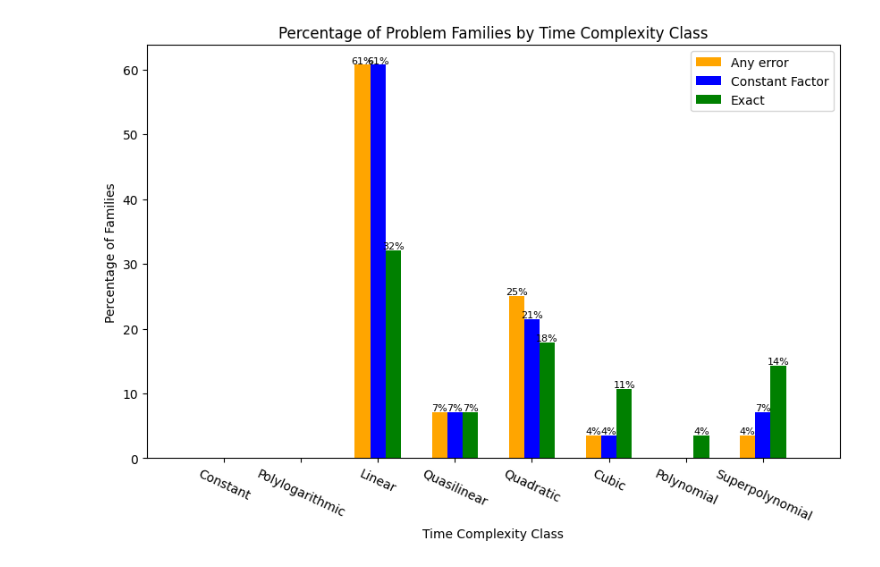
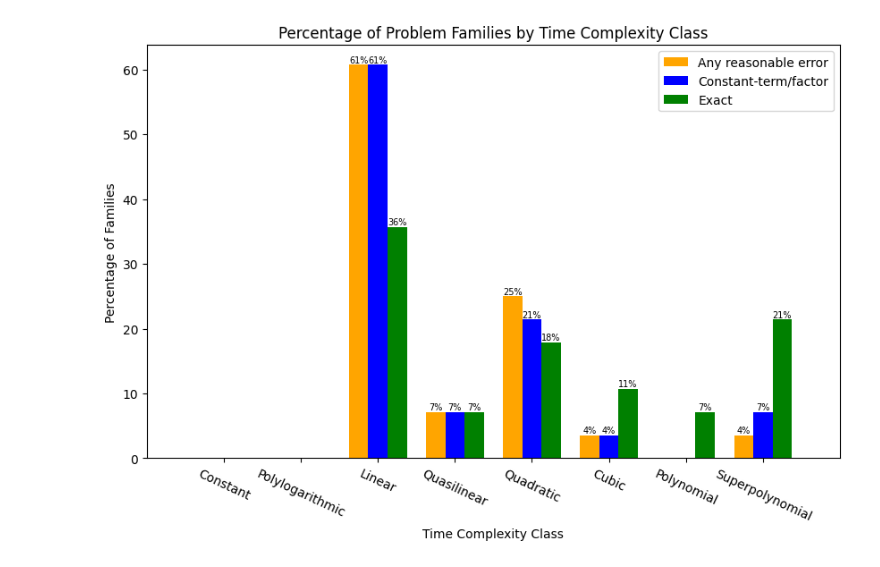
Before and after one commit to andrewlucasgs/approximation-algorithms, a Jupyter notebook: families.ipynb, the cells around one changed output. Cells and saved outputs as stored; diff of their text form; code cells hidden in the pictures.

```diff
--- a/families.ipynb
+++ b/families.ipynb
@@ -293,6 +301,15 @@ for i in range(1, 9):
 
 # sort by index
 count_exact = count_exact.sort_index()
+
+#root computation
+count_exact[3] = count_exact[3] + 1
+#convex optimization
+count_exact[7] = count_exact[7] + 1
+#wiener
+count_exact[8] = count_exact[8] + 1
+
+
 count_constant_factor = count_constant_factor.sort_index()
 count_approximate = count_approximate.sort_index()
 
@@ -303,39 +320,39 @@ n_families = df['Family Name'].nunique()
 # plot as percentage
 plt.figure(figsize=(10, 6))
 # plot grouped bars
-plt.bar(np.arange(1, 9, 1) - 0.2, count_approximate.values / n_families * 100, width=0.2, label='Any error', color='orange')
-plt.bar(np.arange(1, 9, 1), count_constant_factor.values / n_families * 100, width=0.2, label='Constant Factor' , color='blue' )
-plt.bar(np.arange(1, 9, 1) + 0.2, count_exact.values / n_families * 100, width=0.2, label='Exact', color='green')
+plt.bar(np.arange(1, 9, 1) - 0.25, count_approximate.values / n_families * 100, width=0.25, label='Any reasonable error', color='orange')
+plt.bar(np.arange(1, 9, 1), count_constant_factor.values / n_families * 100, width=0.25, label='Constant-term/factor' , color='blue' )
+plt.bar(np.arange(1, 9, 1) + 0.25, count_exact.values / n_families * 100, width=0.25, label='Exact', color='green')
 
 
 plt.xticks(np.arange(1, 9, 1), ['Constant', 'Polylogarithmic', 'Linear', 'Quasilinear', 'Quadratic', 'Cubic', 'Polynomial', 'Superpolynomial'])
 
 # increase space between bars
 
 plt.xlabel('Time Complexity Class')
 plt.ylabel('Percentage of Families')
 
 # Set the limits to fit the plot as the original
 plt.xlim(0, 1+len(['Constant', 'Polylogarithmic', 'Linear', 'Quasilinear', 'Quadratic', 'Cubic', 'Polynomial', 'Superpolynomial']))
 
 
 
 # Add the percentage on top of each bar and fix the labels
 
 for bar in plt.gca().patches:
     yval = bar.get_height()
     if yval > 0:
 
-        plt.text(bar.get_x() + bar.get_width() / 2.0, yval + 0.25, f'{yval:.0f}%', ha='center', fontsize=8)
+        plt.text(bar.get_x() + bar.get_width() / 2.0, yval + 0.35, f'{yval:.0f}%', ha='center', fontsize=7)
 
 
 plt.legend()
 
 # rotate x labels
 plt.xticks(rotation=-25)
 
 plt.title('Percentage of Problem Families by Time Complexity Class')
 
 plt.show()
 # %% [output]
-[figure, old version]
+[figure, new version]
```
Also changed, not shown: parts of 5 cells of this notebook, 6 other files.
